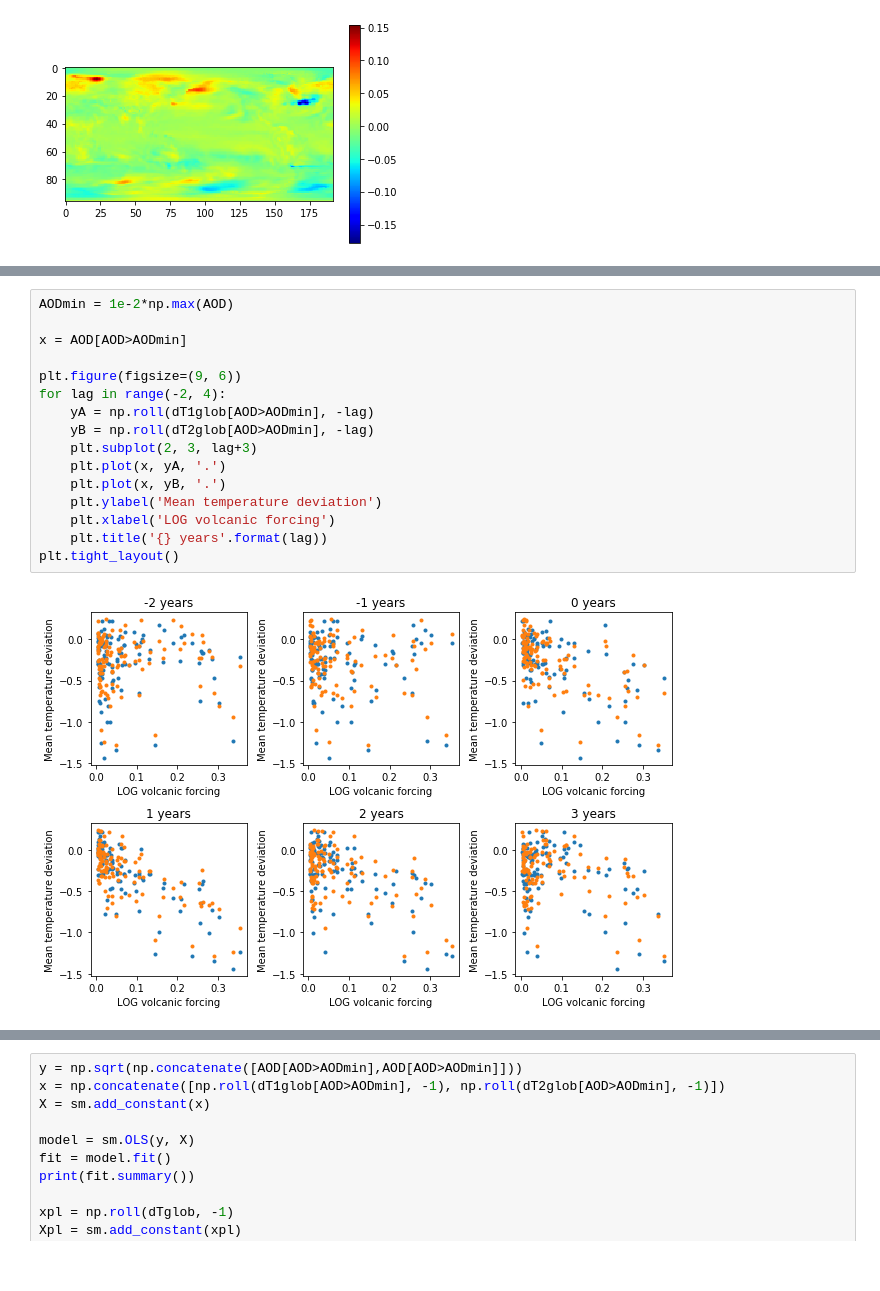
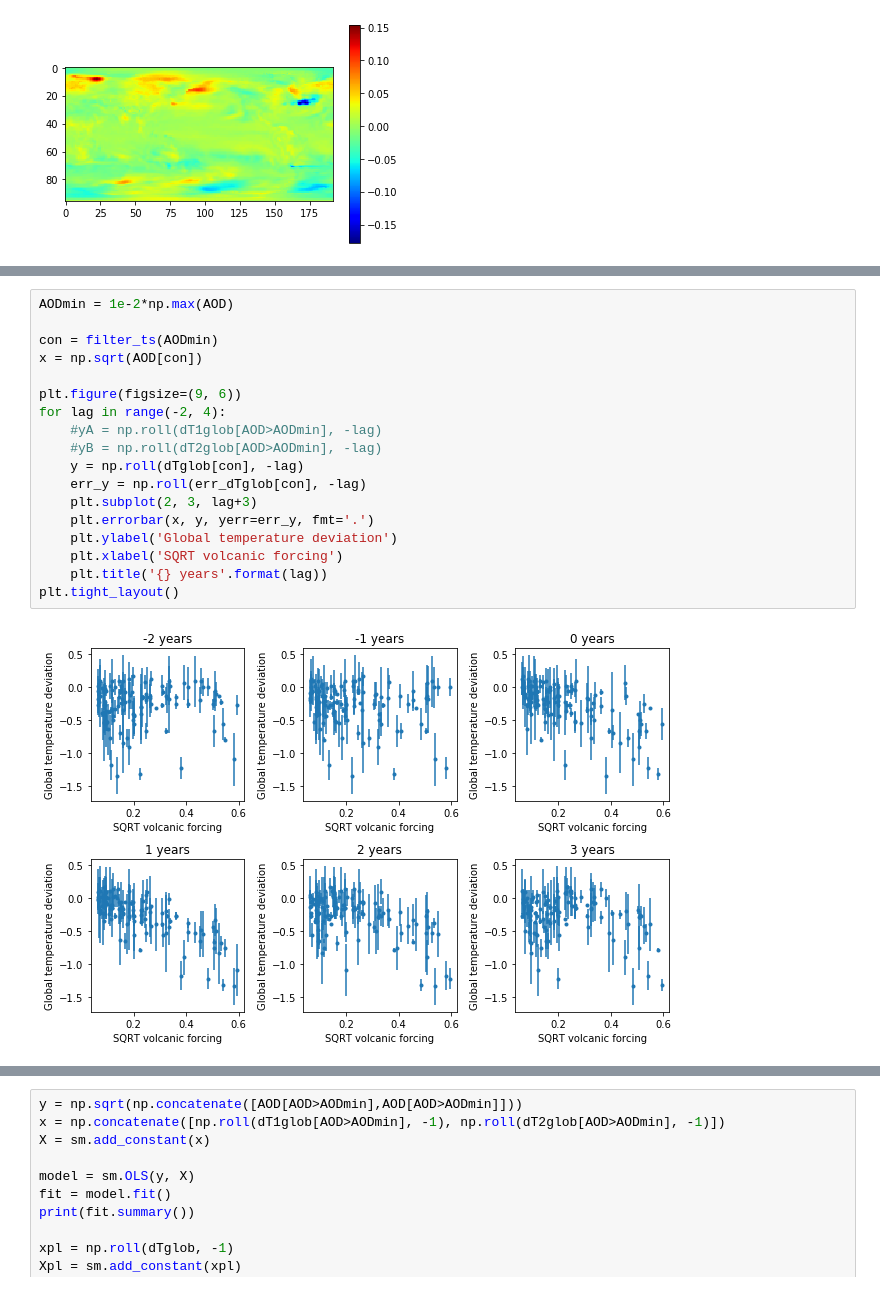
Before and after one commit to HIDA-Datathon/team_bayes, a Jupyter notebook: team_bayes.ipynb, the cells around one changed output, grey strips where cells are left out. Saved outputs shown, nothing was run; the diff lists cells and outputs as text.

```diff
--- a/team_bayes.ipynb
+++ b/team_bayes.ipynb
@@ -108,18 +113,20 @@ plt.xlim([500, 600])
 # %%
 AODmin = 1e-2*np.max(AOD)
 
-x = AOD[AOD>AODmin]
+con = filter_ts(AODmin)
+x = np.sqrt(AOD[con])
 
 plt.figure(figsize=(9, 6))
 for lag in range(-2, 4):
-    yA = np.roll(dT1glob[AOD>AODmin], -lag)
-    yB = np.roll(dT2glob[AOD>AODmin], -lag)
+    #yA = np.roll(dT1glob[AOD>AODmin], -lag)
+    #yB = np.roll(dT2glob[AOD>AODmin], -lag)
+    y = np.roll(dTglob[con], -lag)
+    err_y = np.roll(err_dTglob[con], -lag)
     plt.subplot(2, 3, lag+3)
-    plt.plot(x, yA, '.')
-    plt.plot(x, yB, '.')
-    plt.ylabel('Mean temperature deviation')
-    plt.xlabel('LOG volcanic forcing')
+    plt.errorbar(x, y, yerr=err_y, fmt='.')
+    plt.ylabel('Global temperature deviation')
+    plt.xlabel('SQRT volcanic forcing')
     plt.title('{} years'.format(lag))
 plt.tight_layout()
 # %% [output]
-[figure, old version]
+[figure, new version]
```
Also changed, not shown: parts of 4 cells of this notebook.
